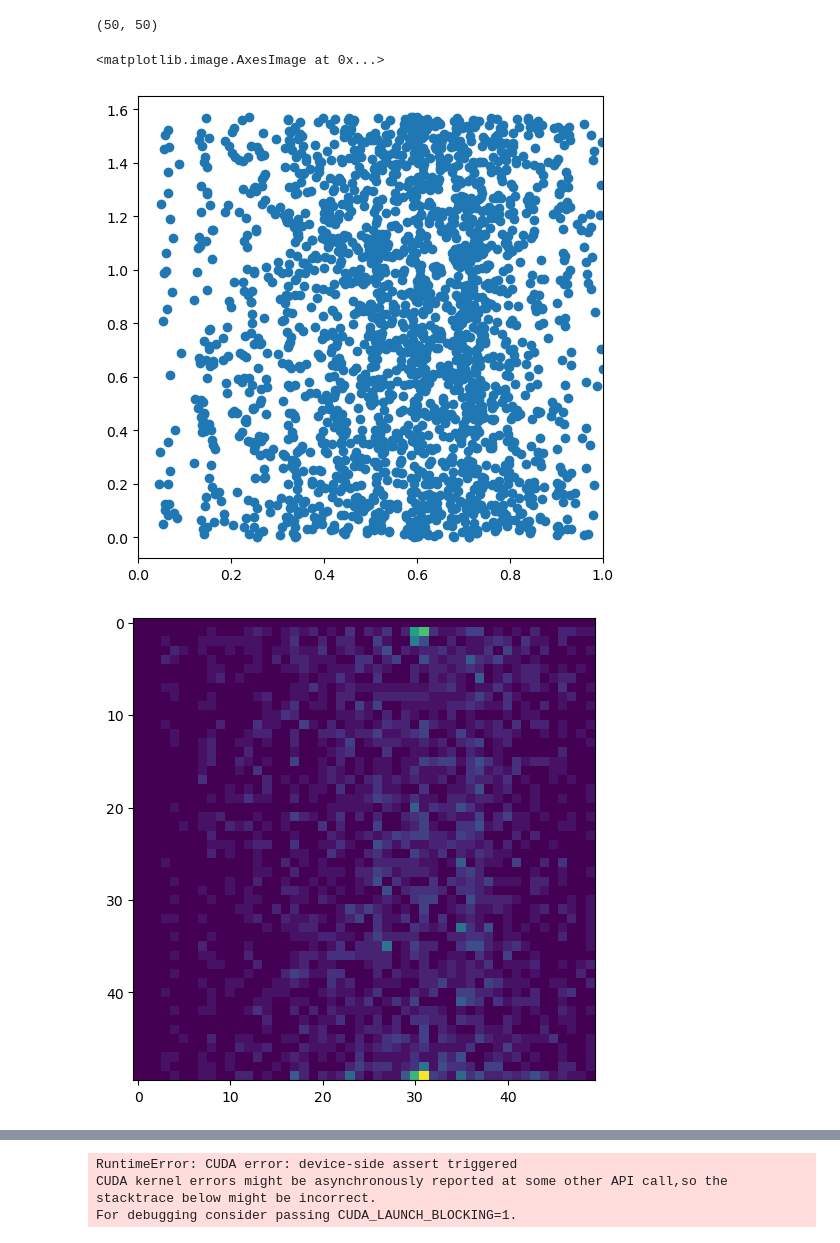
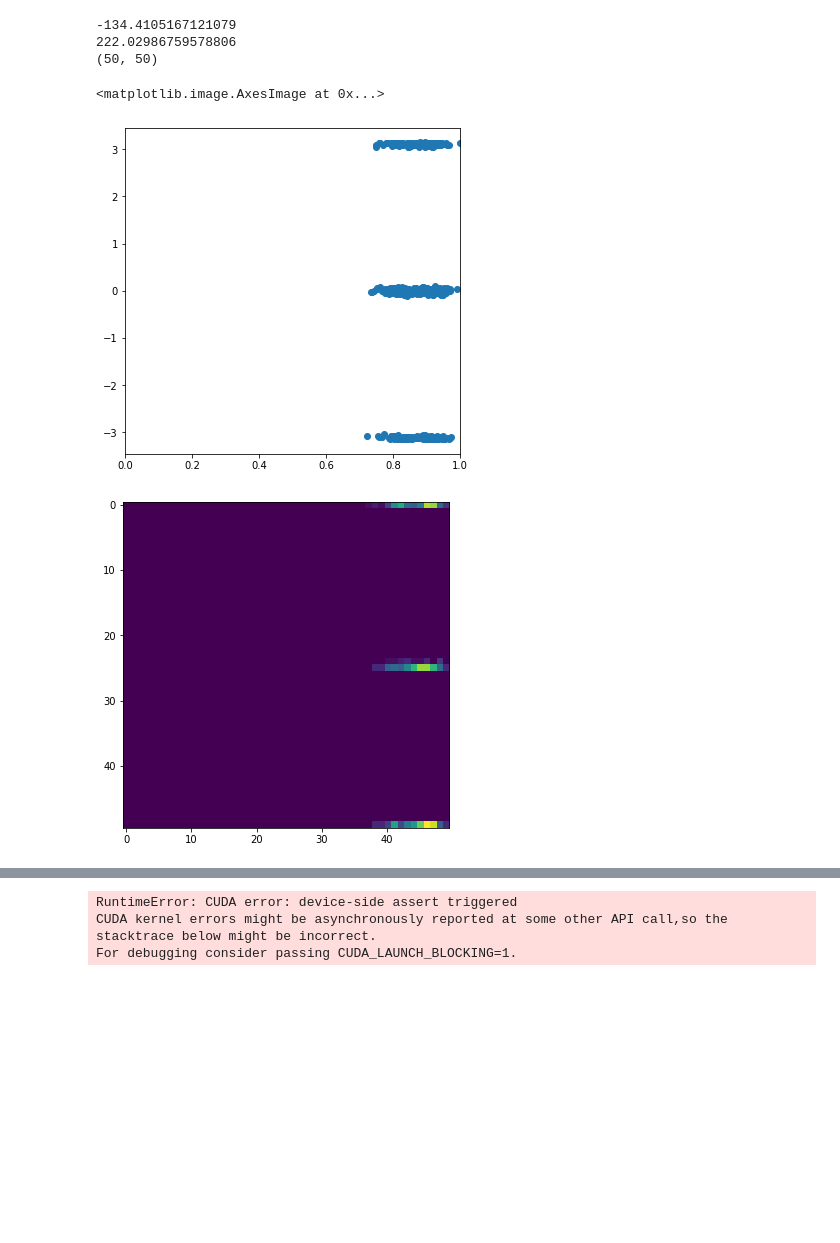
Before and after one commit to byungjunkim12/23-cyclo_modul_OFDM, a Jupyter notebook: python/tbWifi.ipynb, the cells around one changed output, grey strips where cells are left out. Drawn from its saved outputs; the diff is of its cells as text; code cells hidden in the pictures; blank space fills up the shorter version.

```diff
--- a/python/tbWifi.ipynb
+++ b/python/tbWifi.ipynb
@@ -19,10 +19,12 @@ pi = math.pi
 # %%
 imgSizePsk = 15
 imgSizeQam = 50
+datasetType = 'sim' # {sim, real}
+dataType = 'img' # {img, seq}
+trainMode = 'test' # {psk, qam, test, single}
 coord = 'sph'
 
-SNRVec = np.arange(5, 46, 5, dtype=int)
-trainMode = 'test' # {test, psk, qam}
+SNRVec = np.arange(5, 51, 5, dtype=int)
 
 samplingRate = 20e6
 longestPreambleLen = 1200
@@ -34,15 +36,8 @@ if trainMode == 'test':
 else:
     testFlag = False
 
-if trainMode == 'psk':
-    inputJson = './inputJson/testWifi.json'
-    classJson = './inputJson/class/testClassPsk.json'
-if trainMode == 'qam':
-    inputJson = './inputJson/testQam.json'
-    classJson = './inputJson/class/testClassQam.json'
-if trainMode == 'test':
-    inputJson = './inputJson/test.json'
-    classJson = './inputJson/class/testClass.json'
+inputJson = './inputJson/testWifi.json'
+classJson = './inputJson/class/testClassWifi.json'
 
 f = open(inputJson)
 dataPath = json.load(f)['data_path']
@@ -180,52 +202,55 @@ NRDLc Normal 4 0 NRDLc Normal 16 0 NRDLc Normal 64 0 NRDLc Normal 256 0
 # %%
 # dataDict['wlanHT']['Extended'][4][30]['input'][0][0, :, :].flatten().shape
 # print(feat)
-dirFileName = '/project/iarpa/dataset/cyclo_modul_OFDM/simulation/train/wlanHE/wlanHE_Extended_256qam/wlanHE_Extended_256_0_30_20_0.4_24.32cf'
-dirMetadataFile = open('/project/iarpa/dataset/cyclo_modul_OFDM/simulation/train/wlanHE/wlanHE_Extended_256qam/wlanHE_Extended_256_0_30_20_0.4_24.metadata')
+dirFileName = '/project/iarpa/byungjun/cyclo_modul_OFDM/realData/wlanHT/wlanHT_Extended_bpsk/wlanHT_Extended_2_0_30_20_100_1.iq'
+dirMetadataFile = open('/project/iarpa/byungjun/cyclo_modul_OFDM/simulation/train/wlanHT/wlanHT_Extended_bpsk/wlanHT_Extended_2_0_30_20_0.4_24.metadata')
 loadMetadata = json.load(dirMetadataFile)
 
 # print(dirFileName)
-load_out = np.fromfile(dirFileName, dtype=np.float32)
-data = load_out[np.arange(0, load_out.shape[0], 2)] +\
-    1j * load_out[np.arange(1, load_out.shape[0], 2)]
+data = np.fromfile(dirFileName, dtype=np.complex64)
+# data = load_out[np.arange(0, load_out.shape[0], 2)] +\
+#     1j * load_out[np.arange(1, load_out.shape[0], 2)]
 # print(data.shape[0])
 
 preambleLen = 1200
-nSubC = 256
-CPLen = 64
+nSubC = 64
+CPLen = 16
 nSym = 10
 inputLen = (wlanHEInputSym+2) * (nSubC+CPLen)
 inputStartIndex = int(random.randint(longestPreambleLen, data.shape[0]-inputLen))
 
 inputIQ = data[inputStartIndex:inputStartIndex+inputLen]
-firstIndexTruth = (-1 * inputStartIndex + preambleLen) % (nSubC+CPLen)
+# firstIndexTruth = (-1 * inputStartIndex + preambleLen) % (nSubC+CPLen)
 # print(inputIQ.shape[0], inputStartIndex, firstIndexTruth)
+firstIndexEst = findFirstIndexWifi(inputIQ, nSubC, CPLen)
 
 CFOtruth = getCFOtruth(loadMetadata)
-# print(CFOtruth)
-# print(estCFO(inputIQ, nSubC, CPLen, firstIndexTruth, samplingRate))
+print(CFOtruth)
+print(estCFO(inputIQ, nSubC, CPLen, firstIndexEst, samplingRate))
 
-inputIQ_CFOest = corrCFO(inputIQ, nSubC, CPLen, firstIndexTruth, samplingRate, 2)
-feat = getModFeat(inputIQ_CFOest, nSubC, CPLen, firstIndexTruth, nSym, removeNull, True)
-imgDataResult = np.squeeze(imgData(feat, imgSizeQam, True))
+inputIQ_CFOest = corrCFO(inputIQ, nSubC, CPLen, firstIndexEst, samplingRate, 2)
+feat = getModFeatWifi(inputIQ_CFOest, nSubC, CPLen, firstIndexEst, nSym, removeNull, False)
+imgDataResult = np.squeeze(imgData(feat, imgSizeQam, False))
 print(imgDataResult.shape)
 
 feat = torch.from_numpy(feat)
 
 plt.figure(figsize=(6,6))
 plt.scatter(torch.divide(torch.abs(feat), torch.max(torch.abs(feat))), torch.angle(feat))
 plt.xlim(0, 1)
 
 plt.figure(figsize=(6,6))
 plt.imshow(imgDataResult)
 # print(horIndexIndicator.shape, verIndexIndicator.shape)
 # print(np.max(horIndex), np.max(verIndex), np.min(horIndex), np.min(verIndex))
 # print(imgInput.shape, absMax)
 # xylim = 0.06
 # plt.xlim((-xylim, xylim))
 # plt.ylim((-xylim, xylim))
 # %% [output]
+-134.4105167121079
+222.02986759578806
 (50, 50)
 <matplotlib.image.AxesImage at 0x...>
-[figure, old version]
+[figure, new version]
-[figure, old version]
+[figure, new version]
```
Also changed, not shown: parts of 8 cells of this notebook, 20 other files.
